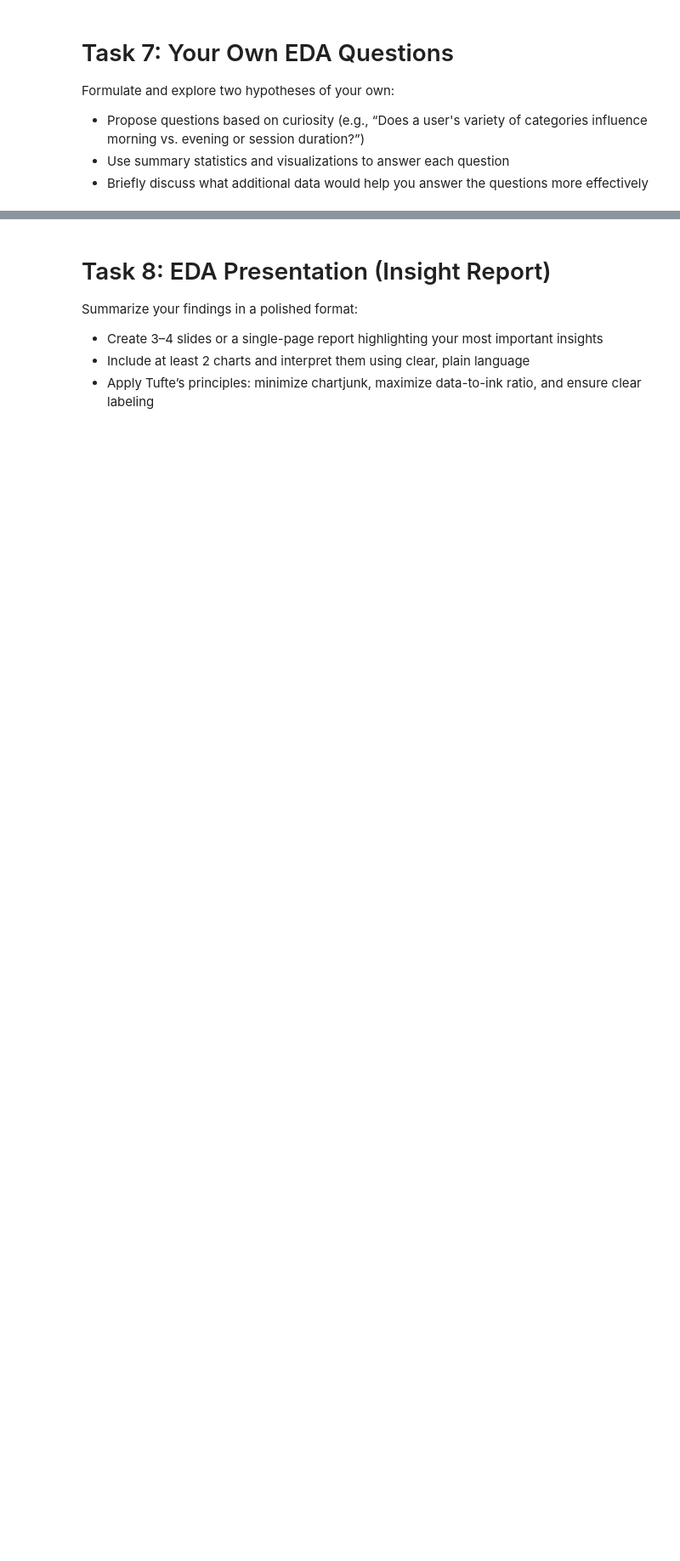
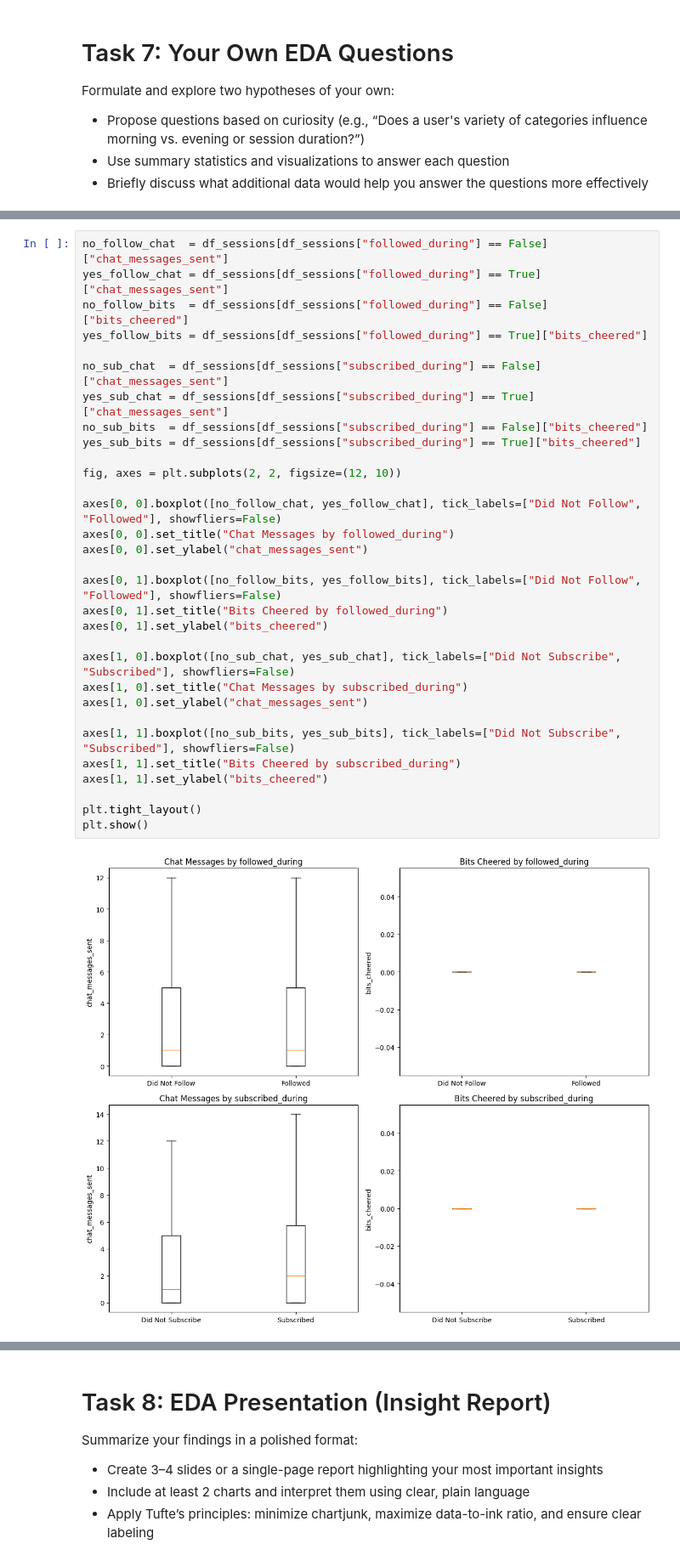
Before and after one commit to ChristianSantos2671/Santos_Christian_A01, a Jupyter notebook: iat461_a1_cs.ipynb, the cells around one changed output, grey strips where cells are left out. Shown at 85% size. Saved outputs shown, nothing was run; the diff lists cells and outputs as text; blank space fills up the shorter version.

```diff
--- a/iat461_a1_cs.ipynb
+++ b/iat461_a1_cs.ipynb
@@ -1778,0 +1877,33 @@ Formulate and explore two hypotheses of your own:
+# %%
+no_follow_chat  = df_sessions[df_sessions["followed_during"] == False]["chat_messages_sent"]
+yes_follow_chat = df_sessions[df_sessions["followed_during"] == True]["chat_messages_sent"]
+no_follow_bits  = df_sessions[df_sessions["followed_during"] == False]["bits_cheered"]
+yes_follow_bits = df_sessions[df_sessions["followed_during"] == True]["bits_cheered"]
+
+no_sub_chat  = df_sessions[df_sessions["subscribed_during"] == False]["chat_messages_sent"]
+yes_sub_chat = df_sessions[df_sessions["subscribed_during"] == True]["chat_messages_sent"]
+no_sub_bits  = df_sessions[df_sessions["subscribed_during"] == False]["bits_cheered"]
+yes_sub_bits = df_sessions[df_sessions["subscribed_during"] == True]["bits_cheered"]
+
+fig, axes = plt.subplots(2, 2, figsize=(12, 10))
+
+axes[0, 0].boxplot([no_follow_chat, yes_follow_chat], tick_labels=["Did Not Follow", "Followed"], showfliers=False)
+axes[0, 0].set_title("Chat Messages by followed_during")
+axes[0, 0].set_ylabel("chat_messages_sent")
+
+axes[0, 1].boxplot([no_follow_bits, yes_follow_bits], tick_labels=["Did Not Follow", "Followed"], showfliers=False)
+axes[0, 1].set_title("Bits Cheered by followed_during")
+axes[0, 1].set_ylabel("bits_cheered")
+
+axes[1, 0].boxplot([no_sub_chat, yes_sub_chat], tick_labels=["Did Not Subscribe", "Subscribed"], showfliers=False)
+axes[1, 0].set_title("Chat Messages by subscribed_during")
+axes[1, 0].set_ylabel("chat_messages_sent")
+
+axes[1, 1].boxplot([no_sub_bits, yes_sub_bits], tick_labels=["Did Not Subscribe", "Subscribed"], showfliers=False)
+axes[1, 1].set_title("Bits Cheered by subscribed_during")
+axes[1, 1].set_ylabel("bits_cheered")
+
+plt.tight_layout()
+plt.show()
+# %% [output]
+[figure, added]
```
Also changed, not shown: parts of 13 cells of this notebook.
